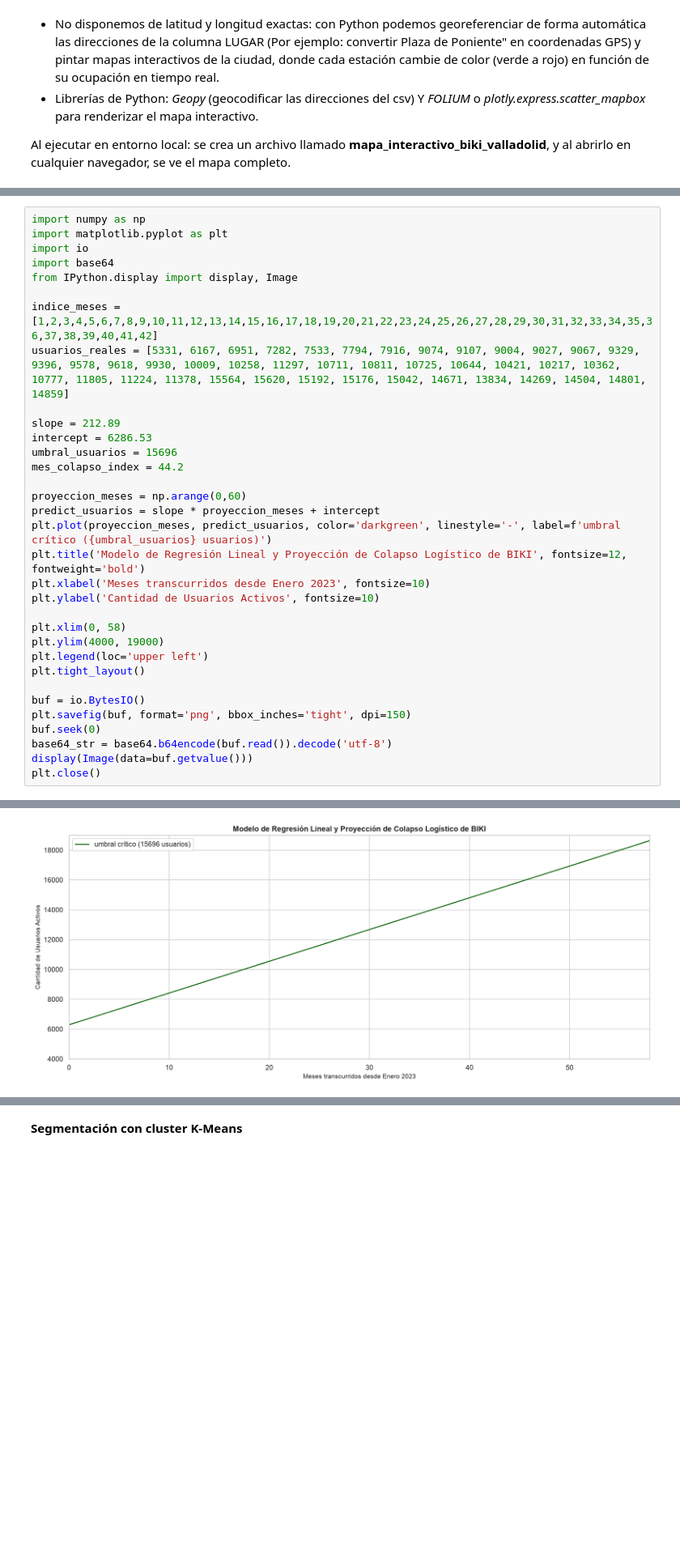
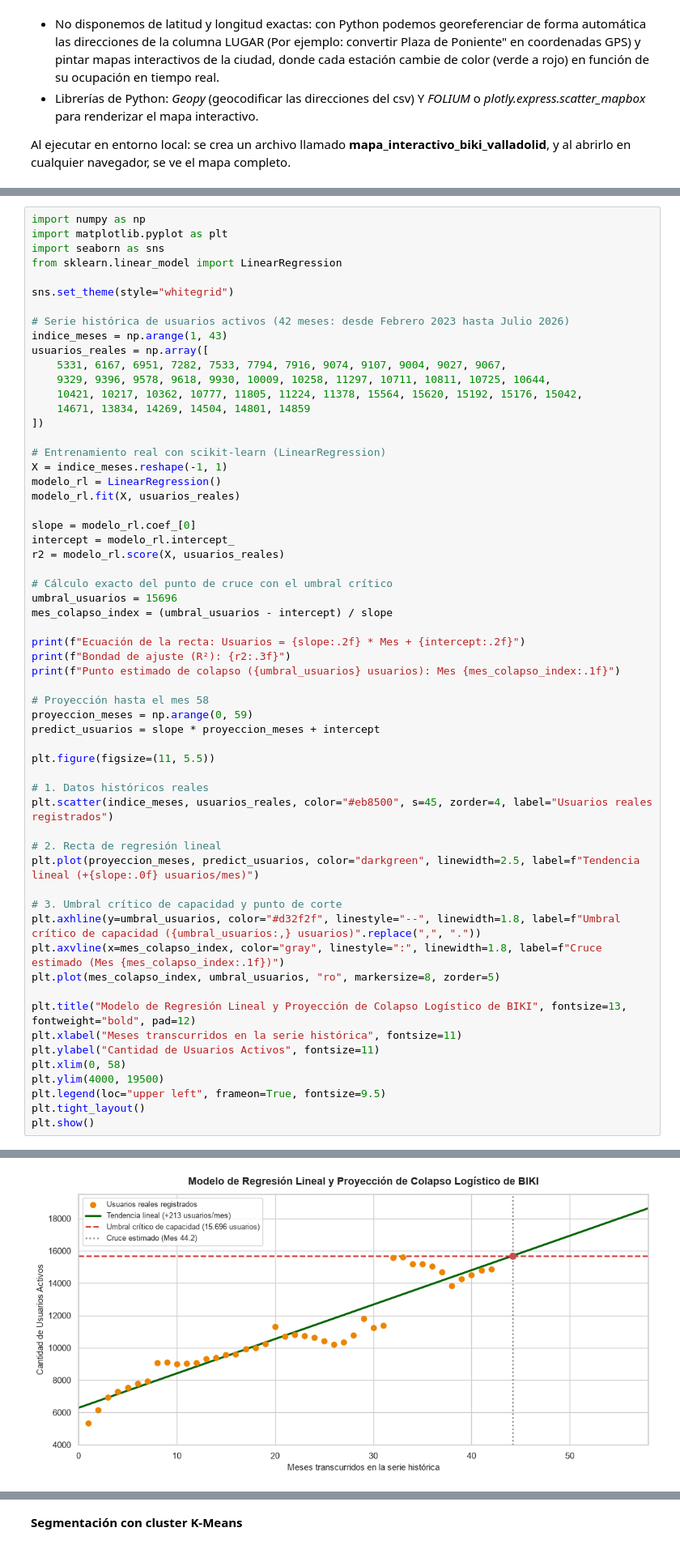
Before and after one commit to adrianamorchons/estudio_bicicletas_biki_valladolid, a Jupyter notebook: analisis_servicio_biki_valladolid.ipynb, the cells around one changed output, grey strips where cells are left out. Shown at 81% size. Saved outputs shown, nothing was run; the diff lists cells and outputs as text; blank space fills up the shorter version.

```diff
--- a/analisis_servicio_biki_valladolid.ipynb
+++ b/analisis_servicio_biki_valladolid.ipynb
@@ -1768,34 +1765,60 @@ Ecuación de umbral crítico:
 # %%
 import numpy as np
 import matplotlib.pyplot as plt
-import io
-import base64
-from IPython.display import display, Image
+import seaborn as sns
+from sklearn.linear_model import LinearRegression
 
-indice_meses = [1,2,3,4,5,6,7,8,9,10,11,12,13,14,15,16,17,18,19,20,21,22,23,24,25,26,27,28,29,30,31,32,33,34,35,36,37,38,39,40,41,42]
-usuarios_reales = [5331, 6167, 6951, 7282, 7533, 7794, 7916, 9074, 9107, 9004, 9027, 9067, 9329, 9396, 9578, 9618, 9930, 10009, 10258, 11297, 10711, 10811, 10725, 10644, 10421, 10217, 10362, 10777, 11805, 11224, 11378, 15564, 15620, 15192, 15176, 15042, 14671, 13834, 14269, 14504, 14801, 14859]
+sns.set_theme(style="whitegrid")
 
-slope = 212.89
-intercept = 6286.53
+# Serie histórica de usuarios activos (42 meses: desde Febrero 2023 hasta Julio 2026)
+indice_meses = np.arange(1, 43)
+usuarios_reales = np.array([
+    5331, 6167, 6951, 7282, 7533, 7794, 7916, 9074, 9107, 9004, 9027, 9067,
+    9329, 9396, 9578, 9618, 9930, 10009, 10258, 11297, 10711, 10811, 10725, 10644,
+    10421, 10217, 10362, 10777, 11805, 11224, 11378, 15564, 15620, 15192, 15176, 15042,
+    14671, 13834, 14269, 14504, 14801, 14859
+])
+
+# Entrenamiento real con scikit-learn (LinearRegression)
+X = indice_meses.reshape(-1, 1)
+modelo_rl = LinearRegression()
+modelo_rl.fit(X, usuarios_reales)
+
+slope = modelo_rl.coef_[0]
+intercept = modelo_rl.intercept_
+r2 = modelo_rl.score(X, usuarios_reales)
+
+# Cálculo exacto del punto de cruce con el umbral crítico
 umbral_usuarios = 15696
-mes_colapso_index = 44.2
+mes_colapso_index = (umbral_usuarios - intercept) / slope
 
-proyeccion_meses = np.arange(0,60)
+print(f"Ecuación de la recta: Usuarios = {slope:.2f} * Mes + {intercept:.2f}")
+print(f"Bondad de ajuste (R²): {r2:.3f}")
+print(f"Punto estimado de colapso ({umbral_usuarios} usuarios): Mes {mes_colapso_index:.1f}")
+
+# Proyección hasta el mes 58
+proyeccion_meses = np.arange(0, 59)
 predict_usuarios = slope * proyeccion_meses + intercept
-plt.plot(proyeccion_meses, predict_usuarios, color='darkgreen', linestyle='-', label=f'umbral crítico ({umbral_usuarios} usuarios)')
-plt.title('Modelo de Regresión Lineal y Proyección de Colapso Logístico de BIKI', fontsize=12, fontweight='bold')
-plt.xlabel('Meses transcurridos desde Enero 2023', fontsize=10)
-plt.ylabel('Cantidad de Usuarios Activos', fontsize=10)
 
+plt.figure(figsize=(11, 5.5))
+
+# 1. Datos históricos reales
+plt.scatter(indice_meses, usuarios_reales, color="#eb8500", s=45, zorder=4, label="Usuarios reales registrados")
+
+# 2. Recta de regresión lineal
+plt.plot(proyeccion_meses, predict_usuarios, color="darkgreen", linewidth=2.5, label=f"Tendencia lineal (+{slope:.0f} usuarios/mes)")
+
+# 3. Umbral crítico de capacidad y punto de corte
+plt.axhline(y=umbral_usuarios, color="#d32f2f", linestyle="--", linewidth=1.8, label=f"Umbral crítico de capacidad ({umbral_usuarios:,} usuarios)".replace(",", "."))
+plt.axvline(x=mes_colapso_index, color="gray", linestyle=":", linewidth=1.8, label=f"Cruce estimado (Mes {mes_colapso_index:.1f})")
+plt.plot(mes_colapso_index, umbral_usuarios, "ro", markersize=8, zorder=5)
+
+plt.title("Modelo de Regresión Lineal y Proyección de Colapso Logístico de BIKI", fontsize=13, fontweight="bold", pad=12)
+plt.xlabel("Meses transcurridos en la serie histórica", fontsize=11)
+plt.ylabel("Cantidad de Usuarios Activos", fontsize=11)
 plt.xlim(0, 58)
-plt.ylim(4000, 19000)
-plt.legend(loc='upper left')
+plt.ylim(4000, 19500)
+plt.legend(loc="upper left", frameon=True, fontsize=9.5)
 plt.tight_layout()
-
-buf = io.BytesIO()
-plt.savefig(buf, format='png', bbox_inches='tight', dpi=150)
-buf.seek(0)
-base64_str = base64.b64encode(buf.read()).decode('utf-8')
-display(Image(data=buf.getvalue()))
-plt.close()
+plt.show()
 # %% [output]
@@ -1802,2 +1828,2 @@ plt.close()
-[figure, old version]
+[figure, new version]
 # %% [markdown]
```
Also changed, not shown: parts of 57 cells of this notebook.
